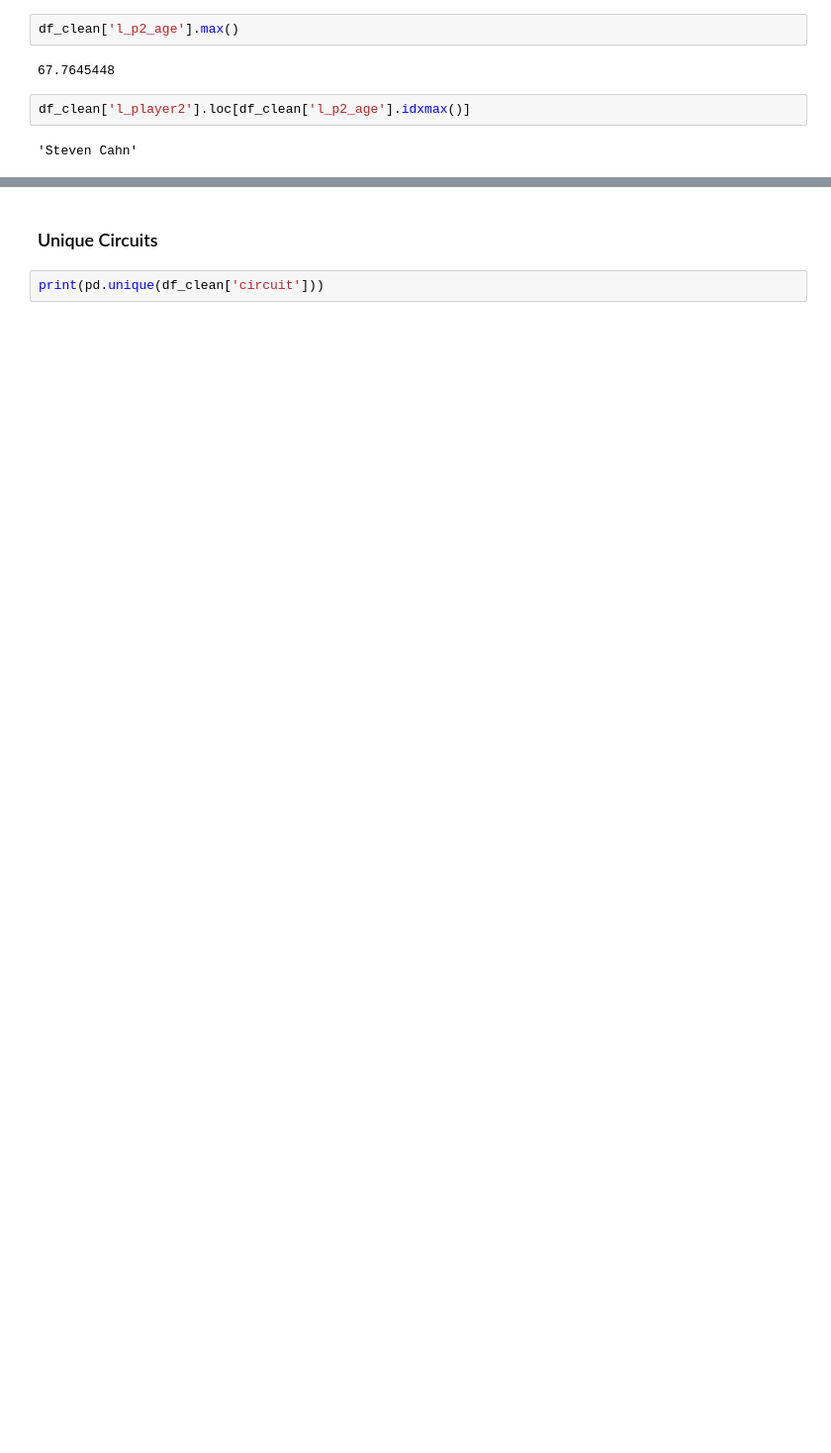
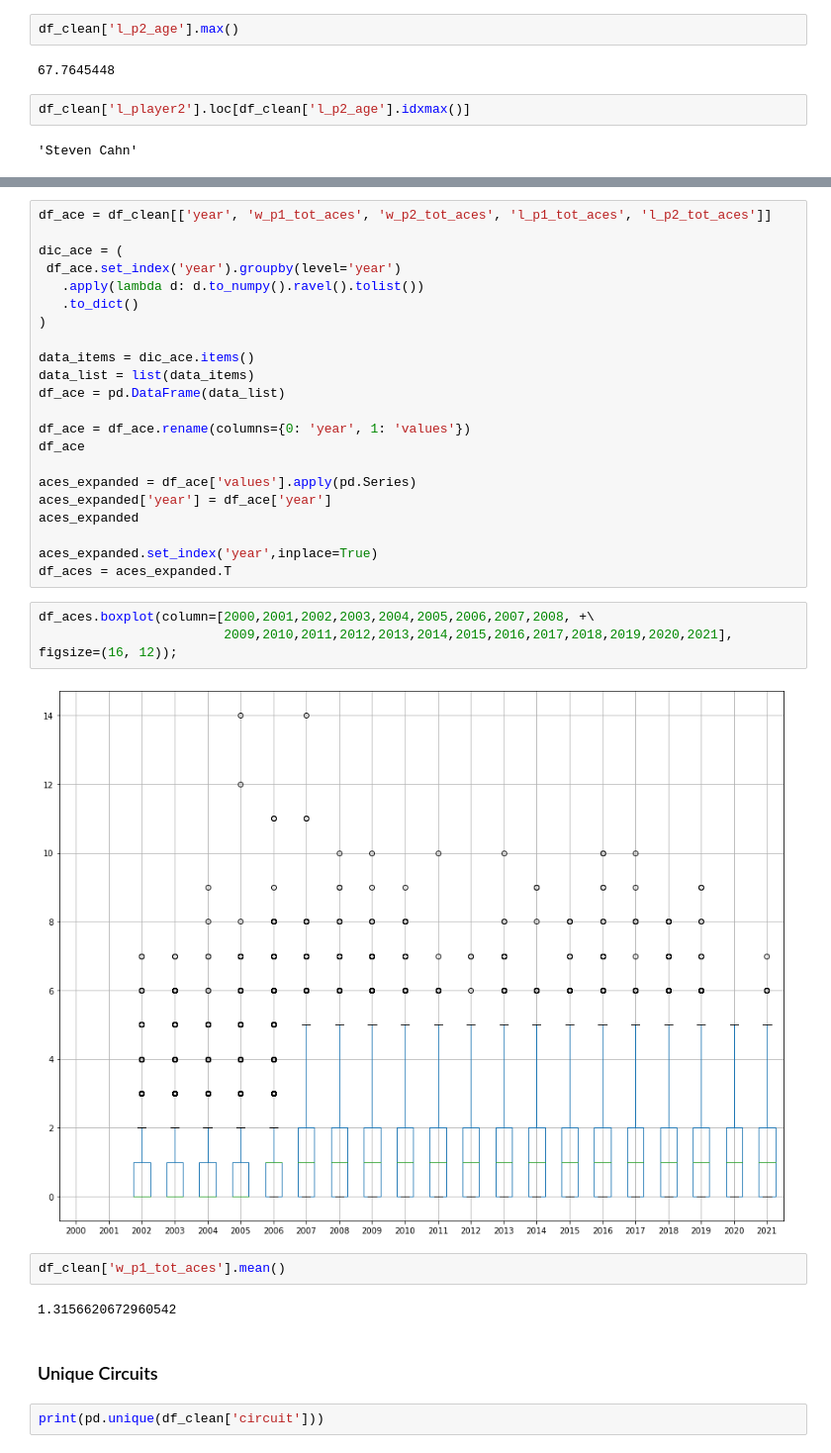
Before and after one commit to schap101/beachvolley_analysis, a Jupyter notebook: Beach_Volley.ipynb, the cells around one changed output, grey strips where cells are left out. Shown at 99% size. Drawn from its saved outputs; the diff is of its cells as text; blank space fills up the shorter version.

```diff
--- a/Beach_Volley.ipynb
+++ b/Beach_Volley.ipynb
@@ -210,3 +177,34 @@ df_clean['l_player2'].loc[df_clean['l_p2_age'].idxmax()]
+# %%
+df_ace = df_clean[['year', 'w_p1_tot_aces', 'w_p2_tot_aces', 'l_p1_tot_aces', 'l_p2_tot_aces']]
+
+dic_ace = (
+ df_ace.set_index('year').groupby(level='year')
+   .apply(lambda d: d.to_numpy().ravel().tolist())
+   .to_dict()
+)
+
+data_items = dic_ace.items()
+data_list = list(data_items)
+df_ace = pd.DataFrame(data_list)
+
+df_ace = df_ace.rename(columns={0: 'year', 1: 'values'})
+df_ace
+
+aces_expanded = df_ace['values'].apply(pd.Series)
+aces_expanded['year'] = df_ace['year']
+aces_expanded
+
+aces_expanded.set_index('year',inplace=True)
+df_aces = aces_expanded.T
+# %%
+df_aces.boxplot(column=[2000,2001,2002,2003,2004,2005,2006,2007,2008, +\
+                        2009,2010,2011,2012,2013,2014,2015,2016,2017,2018,2019,2020,2021], figsize=(16, 12));
+# %% [output]
+[figure, added]
+# %%
+df_clean['w_p1_tot_aces'].mean()
+# %% [output]
+1.3156620672960542
 # %% [markdown]
 ### Unique Circuits ###
 # %%
```
Also changed, not shown: parts of 24 cells of this notebook.
